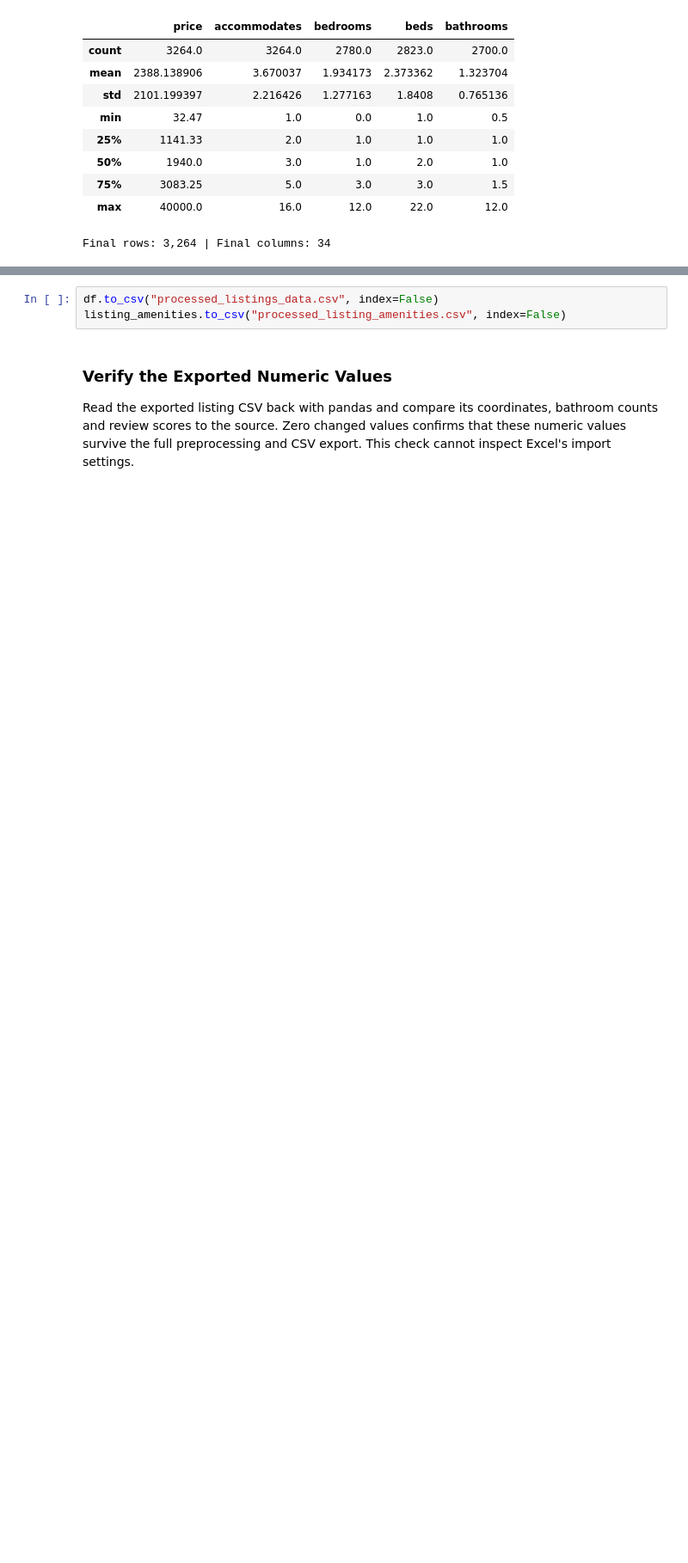
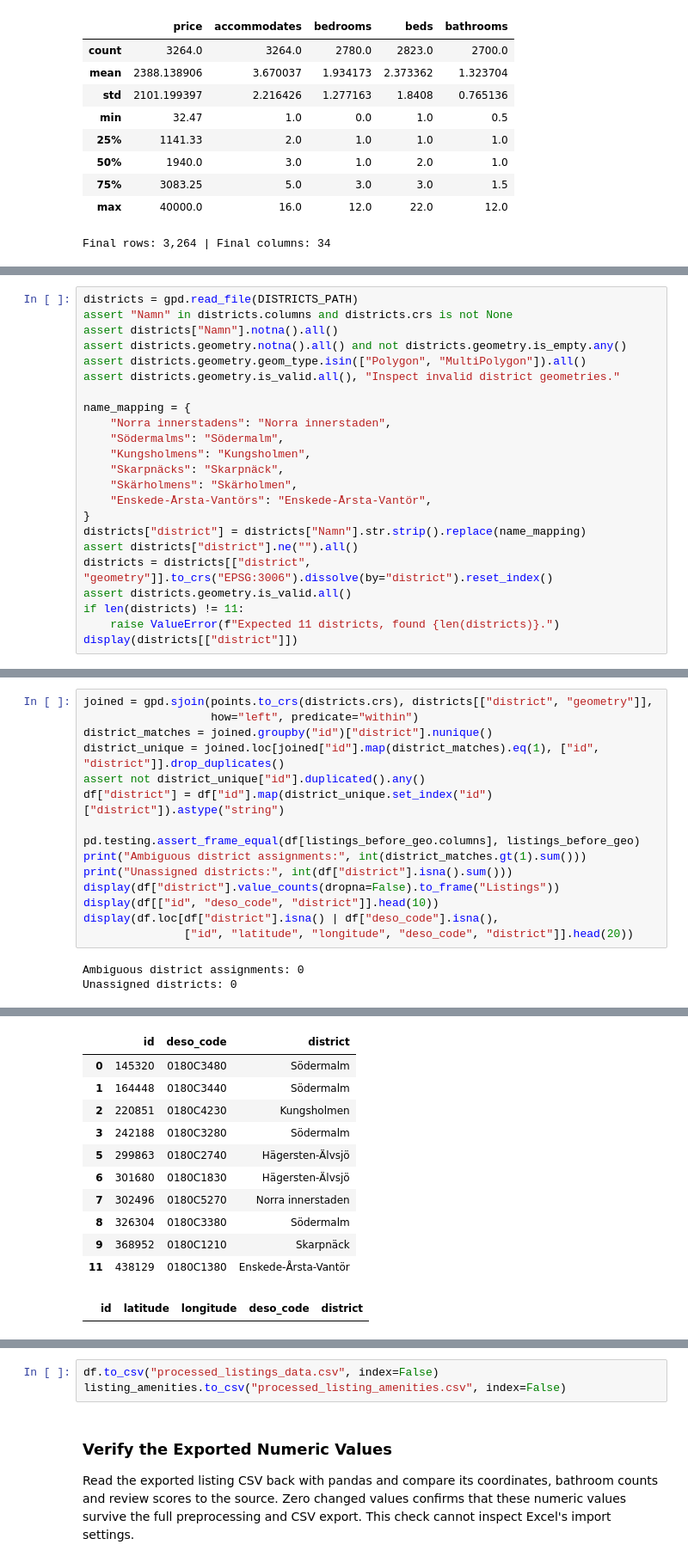
Before and after one commit to Petterluring/4dt911-vis-project-research, a Jupyter notebook: notebooks/data_preprocessing/listings.ipynb, the cells around one changed output, grey strips where cells are left out. Shown at 86% size. Drawn from its saved outputs; the diff is of its cells as text; blank space fills up the shorter version.

Commit message:
Matched the Districts with the Listings

```diff
--- a/notebooks/data_preprocessing/listings.ipynb
+++ b/notebooks/data_preprocessing/listings.ipynb
@@ -710,0 +503,23 @@ Listings per regso_code (20 most frequent areas):
+# %%
+districts = gpd.read_file(DISTRICTS_PATH)
+assert "Namn" in districts.columns and districts.crs is not None
+assert districts["Namn"].notna().all()
+assert districts.geometry.notna().all() and not districts.geometry.is_empty.any()
+assert districts.geometry.geom_type.isin(["Polygon", "MultiPolygon"]).all()
+assert districts.geometry.is_valid.all(), "Inspect invalid district geometries."
+
+name_mapping = {
+    "Norra innerstadens": "Norra innerstaden",
+    "Södermalms": "Södermalm",
+    "Kungsholmens": "Kungsholmen",
+    "Skarpnäcks": "Skarpnäck",
+    "Skärholmens": "Skärholmen",
+    "Enskede-Årsta-Vantörs": "Enskede-Årsta-Vantör",
+}
+districts["district"] = districts["Namn"].str.strip().replace(name_mapping)
+assert districts["district"].ne("").all()
+districts = districts[["district", "geometry"]].to_crs("EPSG:3006").dissolve(by="district").reset_index()
+assert districts.geometry.is_valid.all()
+if len(districts) != 11:
+    raise ValueError(f"Expected 11 districts, found {len(districts)}.")
+display(districts[["district"]])
@@ -710,0 +545,18 @@ Listings per regso_code (20 most frequent areas):
+# %%
+joined = gpd.sjoin(points.to_crs(districts.crs), districts[["district", "geometry"]],
+                   how="left", predicate="within")
+district_matches = joined.groupby("id")["district"].nunique()
+district_unique = joined.loc[joined["id"].map(district_matches).eq(1), ["id", "district"]].drop_duplicates()
+assert not district_unique["id"].duplicated().any()
+df["district"] = df["id"].map(district_unique.set_index("id")["district"]).astype("string")
+
+pd.testing.assert_frame_equal(df[listings_before_geo.columns], listings_before_geo)
+print("Ambiguous district assignments:", int(district_matches.gt(1).sum()))
+print("Unassigned districts:", int(df["district"].isna().sum()))
+display(df["district"].value_counts(dropna=False).to_frame("Listings"))
+display(df[["id", "deso_code", "district"]].head(10))
+display(df.loc[df["district"].isna() | df["deso_code"].isna(),
+               ["id", "latitude", "longitude", "deso_code", "district"]].head(20))
+# %% [output]
+Ambiguous district assignments: 0
+Unassigned districts: 0
@@ -711,3 +576,15 @@ Listings per regso_code (20 most frequent areas):
+|  | id | deso_code | district |
+| 0 | 145320 | 0180C3480 | Södermalm |
+| 1 | 164448 | 0180C3440 | Södermalm |
+| 2 | 220851 | 0180C4230 | Kungsholmen |
+| 3 | 242188 | 0180C3280 | Södermalm |
+| 5 | 299863 | 0180C2740 | Hägersten-Älvsjö |
+| 6 | 301680 | 0180C1830 | Hägersten-Älvsjö |
+| 7 | 302496 | 0180C5270 | Norra innerstaden |
+| 8 | 326304 | 0180C3380 | Södermalm |
+| 9 | 368952 | 0180C1210 | Skarpnäck |
+| 11 | 438129 | 0180C1380 | Enskede-Årsta-Vantör |
+|  | id | latitude | longitude | deso_code | district |
 # %% [markdown]
 ## 8. Export the CSV Files
 
```
Also changed, not shown: parts of 25 cells of this notebook, 4 other files.
